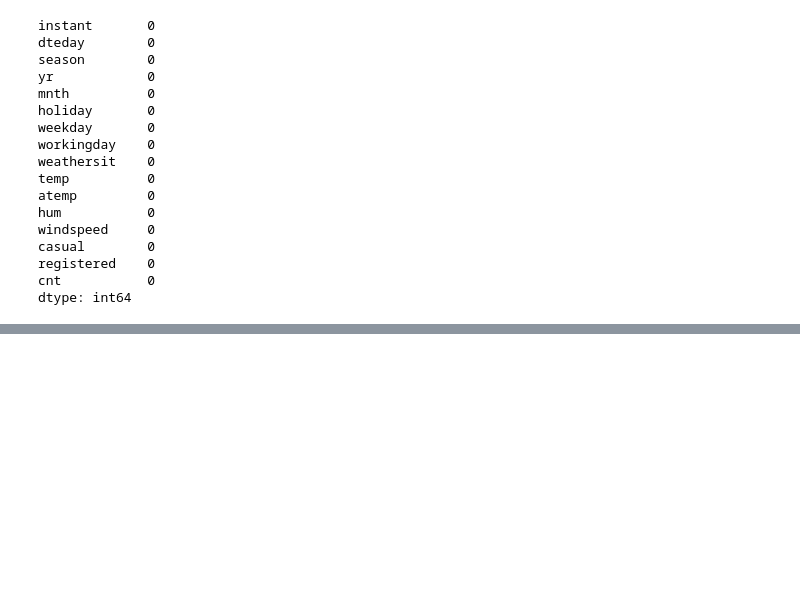
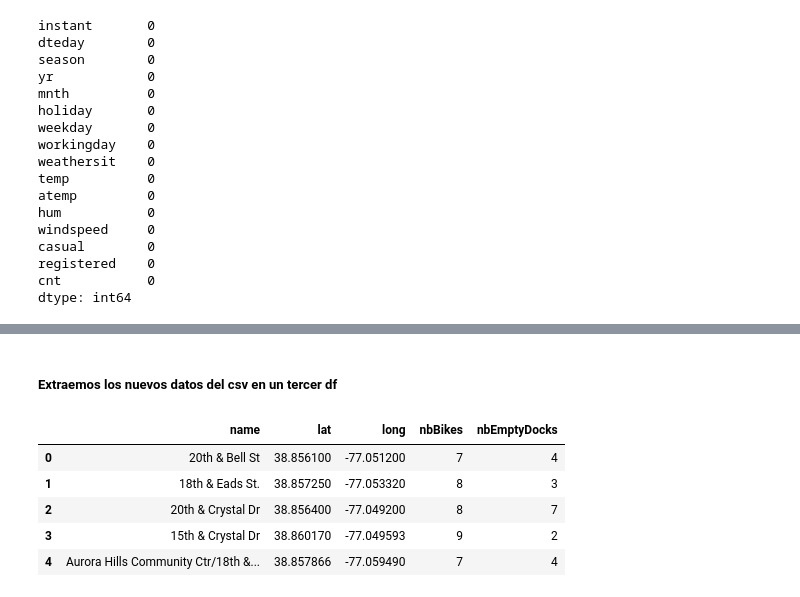
Before and after one commit to chloeiris/DA-Project3-Bike-Rental-ML-Predictive-Models, a Jupyter notebook: EDA_Bike_Sharing.ipynb, the cells around one changed output, grey strips where cells are left out. Saved outputs shown, nothing was run; the diff lists cells and outputs as text; code cells hidden in the pictures; blank space fills up the shorter version.

```diff
--- a/EDA_Bike_Sharing.ipynb
+++ b/EDA_Bike_Sharing.ipynb
@@ -108,0 +177,12 @@ df_uniques
+# %% [markdown]
+##### Extraemos los nuevos datos del csv en un tercer df
+# %%
+df3= pd.read_csv('Datos/DC-Stations.csv')
+df3.head()
+# %% [output]
+|  | name | lat | long | nbBikes | nbEmptyDocks |
+| 0 | 20th & Bell St | 38.856100 | -77.051200 | 7 | 4 |
+| 1 | 18th & Eads St. | 38.857250 | -77.053320 | 8 | 3 |
+| 2 | 20th & Crystal Dr | 38.856400 | -77.049200 | 8 | 7 |
+| 3 | 15th & Crystal Dr | 38.860170 | -77.049593 | 9 | 2 |
+| 4 | Aurora Hills Community Ctr/18th &... | 38.857866 | -77.059490 | 7 | 4 |
```
Also changed, not shown: parts of 16 cells of this notebook, 2 other files.
